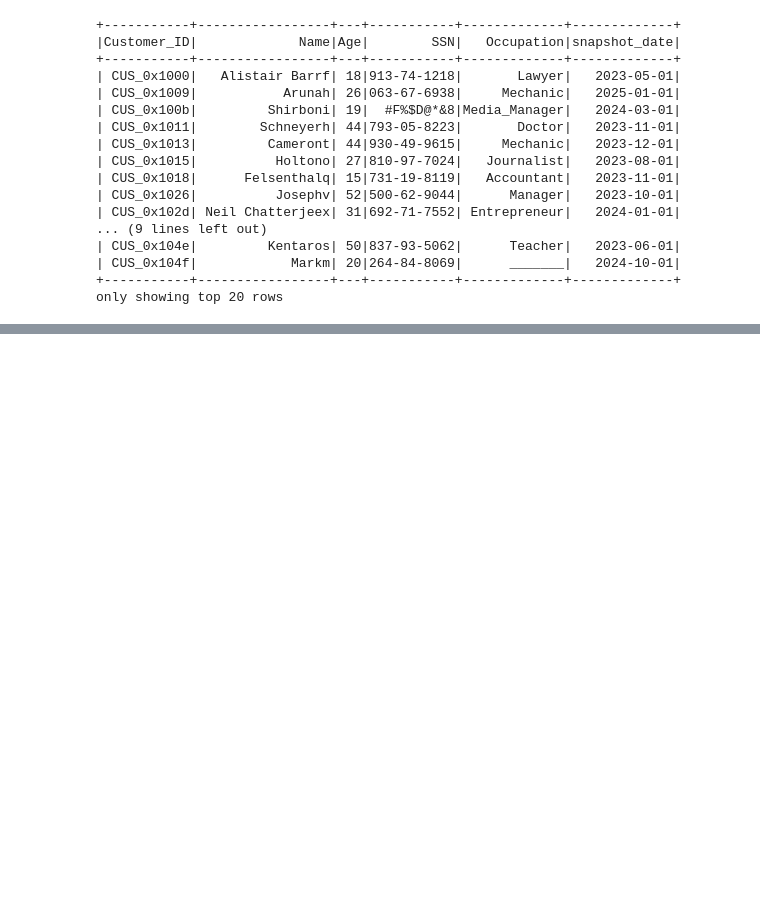
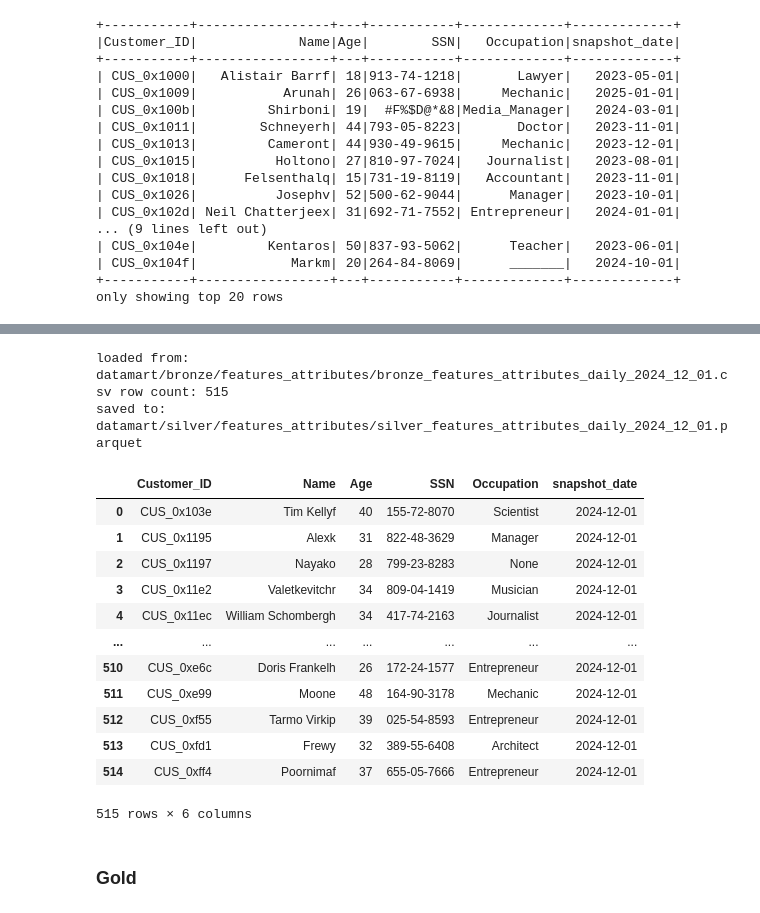
Before and after one commit to Taygl/MLE, a Jupyter notebook: assignment_1/features_attributes_processing.ipynb, the cells around one changed output, grey strips where cells are left out. Drawn from its saved outputs; the diff is of its cells as text; code cells hidden in the pictures; blank space fills up the shorter version.

Commit message:
add feature attribute and feature financial

```diff
--- a/assignment_1/features_attributes_processing.ipynb
+++ b/assignment_1/features_attributes_processing.ipynb
@@ -113,0 +290,10 @@ only showing top 20 rows
+# %%
+# create bronze datalake
+bronze_features_attributes_directory = "datamart/bronze/features_attributes/"
+
+if not os.path.exists(bronze_features_attributes_directory):
+    os.makedirs(bronze_features_attributes_directory)
+# %%
+# run bronze backfill
+for date_str in dates_str_lst:
+    utils.features_attributes_bronze_table.features_attributes_bronze_table(date_str, bronze_features_attributes_directory, spark)
@@ -113,0 +320,10 @@ only showing top 20 rows
+# %%
+# create silver datalake
+silver_features_attributes_directory = "datamart/silver/features_attributes/"
+
+if not os.path.exists(silver_features_attributes_directory):
+    os.makedirs(silver_features_attributes_directory)
+# %%
+# run silver backfill
+for date_str in dates_str_lst:
+    utils.features_attributes_silver_table.features_attributes_silver_table(date_str, bronze_features_attributes_directory, silver_features_attributes_directory, spark)
@@ -113,0 +379,20 @@ only showing top 20 rows
+# %%
+utils.features_attributes_silver_table.features_attributes_silver_table(date_str, bronze_features_attributes_directory, silver_features_attributes_directory, spark).toPandas()
+# %% [output]
+loaded from: datamart/bronze/features_attributes/bronze_features_attributes_daily_2024_12_01.csv row count: 515
+saved to: datamart/silver/features_attributes/silver_features_attributes_daily_2024_12_01.parquet
+|  | Customer_ID | Name | Age | SSN | Occupation | snapshot_date |
+| 0 | CUS_0x103e | Tim Kellyf | 40 | 155-72-8070 | Scientist | 2024-12-01 |
+| 1 | CUS_0x1195 | Alexk | 31 | 822-48-3629 | Manager | 2024-12-01 |
+| 2 | CUS_0x1197 | Nayako | 28 | 799-23-8283 | None | 2024-12-01 |
+| 3 | CUS_0x11e2 | Valetkevitchr | 34 | 809-04-1419 | Musician | 2024-12-01 |
+| 4 | CUS_0x11ec | William Schombergh | 34 | 417-74-2163 | Journalist | 2024-12-01 |
+| ... | ... | ... | ... | ... | ... | ... |
+| 510 | CUS_0xe6c | Doris Frankelh | 26 | 172-24-1577 | Entrepreneur | 2024-12-01 |
+| 511 | CUS_0xe99 | Moone | 48 | 164-90-3178 | Mechanic | 2024-12-01 |
+| 512 | CUS_0xf55 | Tarmo Virkip | 39 | 025-54-8593 | Entrepreneur | 2024-12-01 |
+| 513 | CUS_0xfd1 | Frewy | 32 | 389-55-6408 | Architect | 2024-12-01 |
+| 514 | CUS_0xff4 | Poornimaf | 37 | 655-05-7666 | Entrepreneur | 2024-12-01 |
+515 rows × 6 columns
+# %% [markdown]
+### Gold
```
Also changed, not shown: parts of 18 cells of this notebook, 9 other files.
